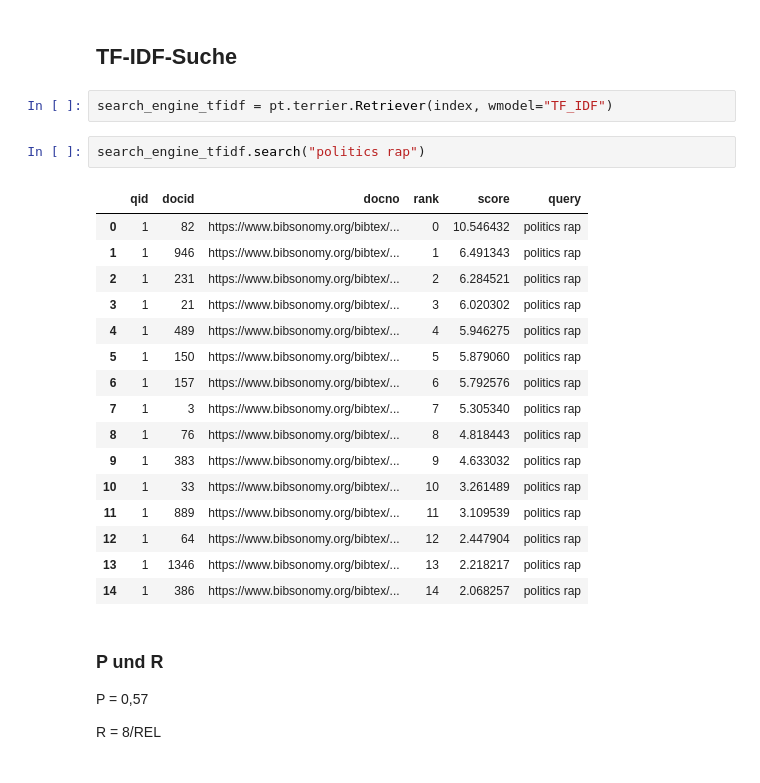
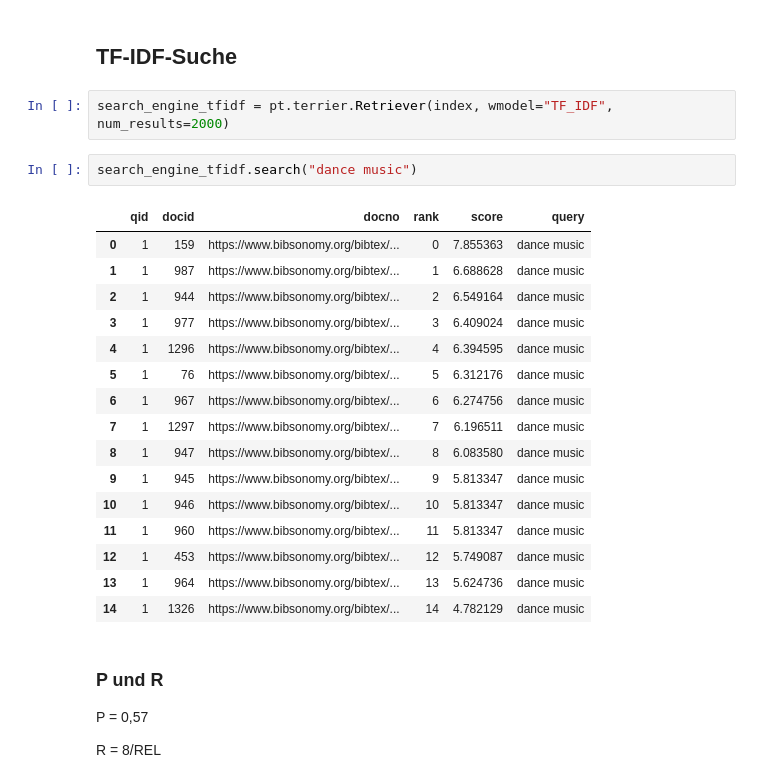
Before and after one commit to rabeawu/2024-2025-Data_Librarian_Rabea_Wuttke, a Jupyter notebook: Modul_2/hiphop.ipynb, the cells around one changed output. Drawn from its saved outputs; the diff is of its cells as text.

```diff
--- a/Modul_2/hiphop.ipynb
+++ b/Modul_2/hiphop.ipynb
@@ -101,26 +119,26 @@ term_freq_dict_sorted[:42]
 # %% [markdown]
 ## TF-IDF-Suche
 # %%
-search_engine_tfidf = pt.terrier.Retriever(index, wmodel="TF_IDF")
+search_engine_tfidf = pt.terrier.Retriever(index, wmodel="TF_IDF", num_results=2000)
 # %%
-search_engine_tfidf.search("politics rap")
+search_engine_tfidf.search("dance music")
 # %% [output]
 |  | qid | docid | docno | rank | score | query |
-| 0 | 1 | 82 | https://www.bibsonomy.org/bibtex/... | 0 | 10.546432 | politics rap |
-| 1 | 1 | 946 | https://www.bibsonomy.org/bibtex/... | 1 | 6.491343 | politics rap |
-| 2 | 1 | 231 | https://www.bibsonomy.org/bibtex/... | 2 | 6.284521 | politics rap |
-| 3 | 1 | 21 | https://www.bibsonomy.org/bibtex/... | 3 | 6.020302 | politics rap |
-| 4 | 1 | 489 | https://www.bibsonomy.org/bibtex/... | 4 | 5.946275 | politics rap |
-| 5 | 1 | 150 | https://www.bibsonomy.org/bibtex/... | 5 | 5.879060 | politics rap |
-| 6 | 1 | 157 | https://www.bibsonomy.org/bibtex/... | 6 | 5.792576 | politics rap |
-| 7 | 1 | 3 | https://www.bibsonomy.org/bibtex/... | 7 | 5.305340 | politics rap |
-| 8 | 1 | 76 | https://www.bibsonomy.org/bibtex/... | 8 | 4.818443 | politics rap |
-| 9 | 1 | 383 | https://www.bibsonomy.org/bibtex/... | 9 | 4.633032 | politics rap |
-| 10 | 1 | 33 | https://www.bibsonomy.org/bibtex/... | 10 | 3.261489 | politics rap |
-| 11 | 1 | 889 | https://www.bibsonomy.org/bibtex/... | 11 | 3.109539 | politics rap |
-| 12 | 1 | 64 | https://www.bibsonomy.org/bibtex/... | 12 | 2.447904 | politics rap |
-| 13 | 1 | 1346 | https://www.bibsonomy.org/bibtex/... | 13 | 2.218217 | politics rap |
-| 14 | 1 | 386 | https://www.bibsonomy.org/bibtex/... | 14 | 2.068257 | politics rap |
+| 0 | 1 | 159 | https://www.bibsonomy.org/bibtex/... | 0 | 7.855363 | dance music |
+| 1 | 1 | 987 | https://www.bibsonomy.org/bibtex/... | 1 | 6.688628 | dance music |
+| 2 | 1 | 944 | https://www.bibsonomy.org/bibtex/... | 2 | 6.549164 | dance music |
+| 3 | 1 | 977 | https://www.bibsonomy.org/bibtex/... | 3 | 6.409024 | dance music |
+| 4 | 1 | 1296 | https://www.bibsonomy.org/bibtex/... | 4 | 6.394595 | dance music |
+| 5 | 1 | 76 | https://www.bibsonomy.org/bibtex/... | 5 | 6.312176 | dance music |
+| 6 | 1 | 967 | https://www.bibsonomy.org/bibtex/... | 6 | 6.274756 | dance music |
+| 7 | 1 | 1297 | https://www.bibsonomy.org/bibtex/... | 7 | 6.196511 | dance music |
+| 8 | 1 | 947 | https://www.bibsonomy.org/bibtex/... | 8 | 6.083580 | dance music |
+| 9 | 1 | 945 | https://www.bibsonomy.org/bibtex/... | 9 | 5.813347 | dance music |
+| 10 | 1 | 946 | https://www.bibsonomy.org/bibtex/... | 10 | 5.813347 | dance music |
+| 11 | 1 | 960 | https://www.bibsonomy.org/bibtex/... | 11 | 5.813347 | dance music |
+| 12 | 1 | 453 | https://www.bibsonomy.org/bibtex/... | 12 | 5.749087 | dance music |
+| 13 | 1 | 964 | https://www.bibsonomy.org/bibtex/... | 13 | 5.624736 | dance music |
+| 14 | 1 | 1326 | https://www.bibsonomy.org/bibtex/... | 14 | 4.782129 | dance music |
 # %% [markdown]
 ### P und R
 
```
Also changed, not shown: parts of 6 cells of this notebook, 1 other file.
